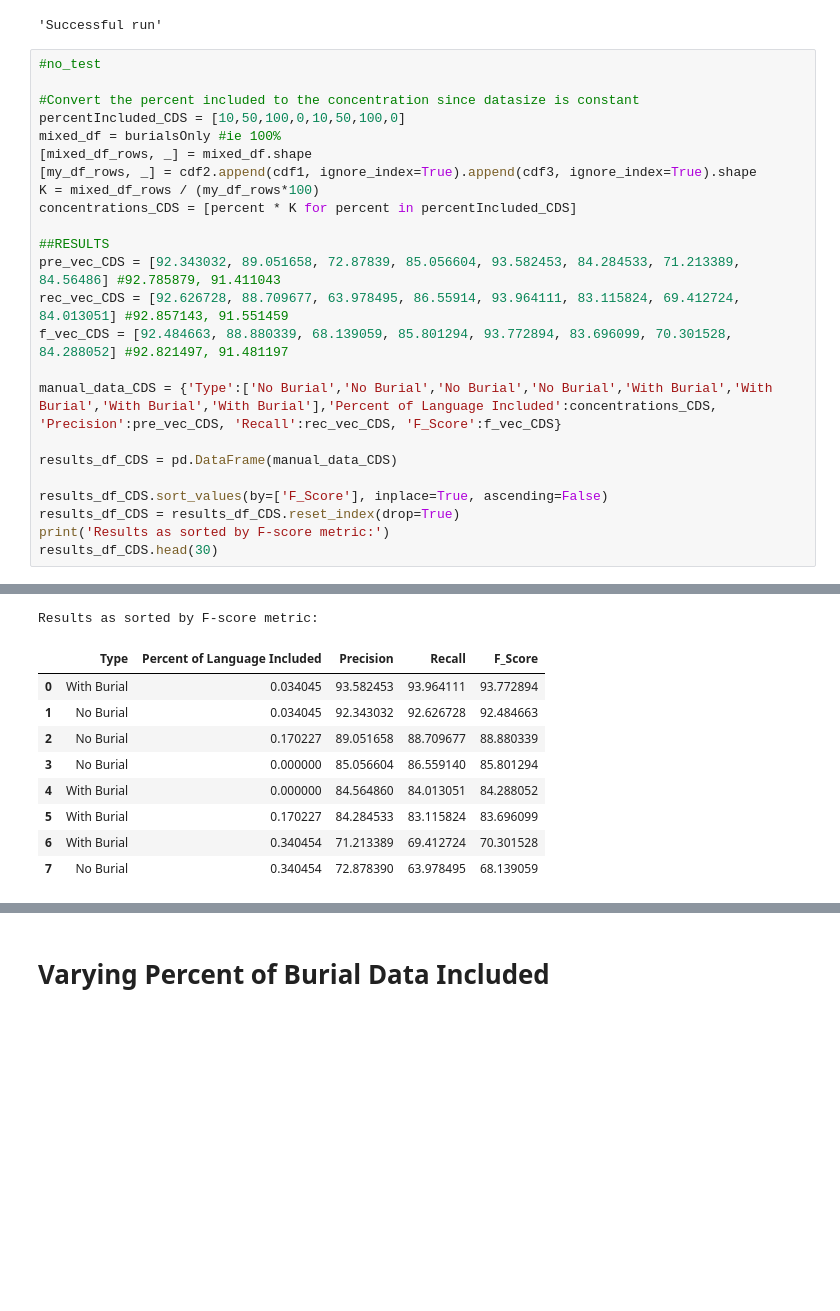
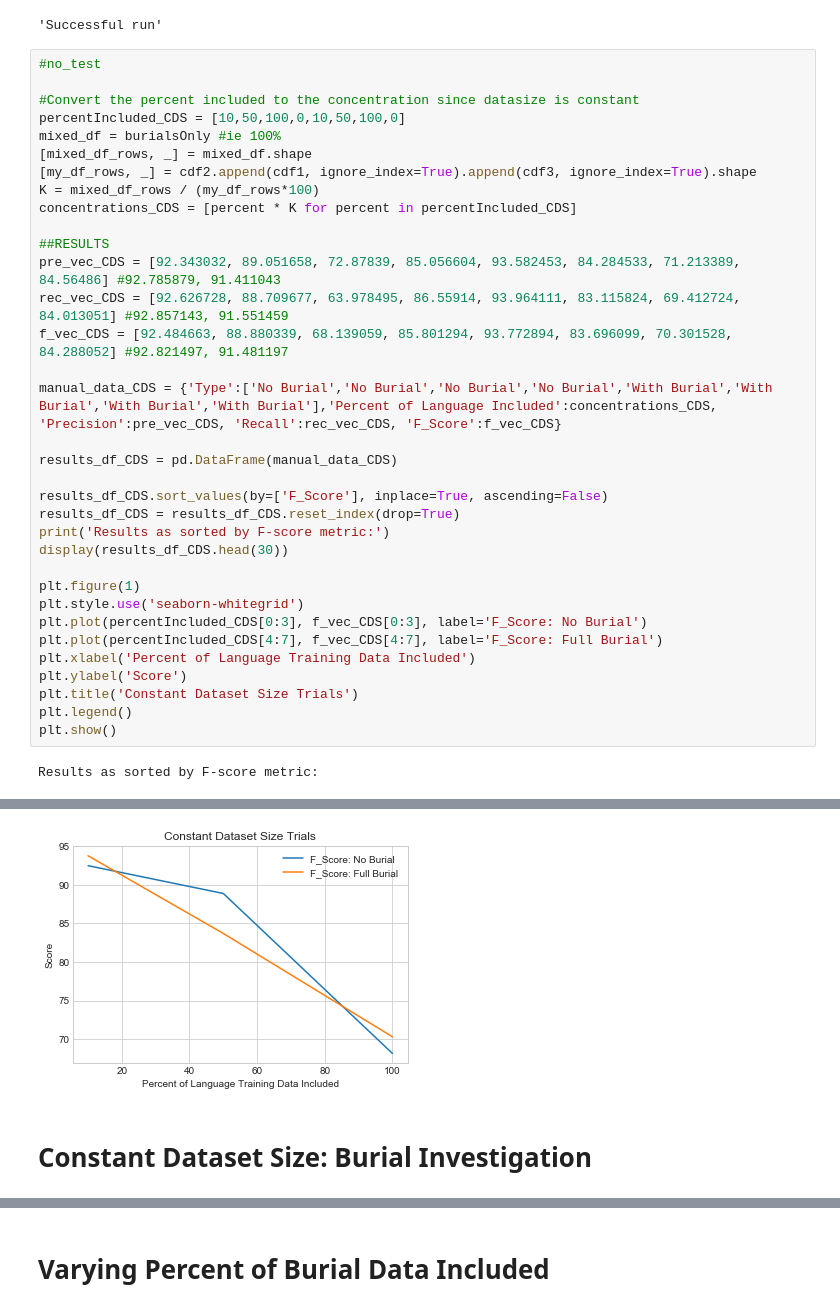
Before and after one commit to slavesocieties/ssda-nlp, a Jupyter notebook: 70-exhaustive-training.ipynb, the cells around one changed output, grey strips where cells are left out. Cells and saved outputs as stored; diff of their text form; blank space fills up the shorter version.

Commit message:
Added and organized results for full dataset and constant dataset size wrt language variations

```diff
--- a/70-exhaustive-training.ipynb
+++ b/70-exhaustive-training.ipynb
@@ -381,6 +395,17 @@ results_df_CDS = pd.DataFrame(manual_data_CDS)
 results_df_CDS.sort_values(by=['F_Score'], inplace=True, ascending=False)
 results_df_CDS = results_df_CDS.reset_index(drop=True)
 print('Results as sorted by F-score metric:')
-results_df_CDS.head(30)
+display(results_df_CDS.head(30))
+
+plt.figure(1)
+plt.style.use('seaborn-whitegrid')
+plt.plot(percentIncluded_CDS[0:3], f_vec_CDS[0:3], label='F_Score: No Burial')
+plt.plot(percentIncluded_CDS[4:7], f_vec_CDS[4:7], label='F_Score: Full Burial')
+plt.xlabel('Percent of Language Training Data Included')
+plt.ylabel('Score')
+plt.title('Constant Dataset Size Trials')
+plt.legend()
+plt.show()
 # %% [output]
+Results as sorted by F-score metric:
 |  | Type | Percent of Language Included | Precision | Recall | F_Score |
@@ -395,10 +420,3 @@ results_df_CDS.head(30)
-Results as sorted by F-score metric:
-|  | Type | Percent of Language Included | Precision | Recall | F_Score |
-| 0 | With Burial | 0.034045 | 93.582453 | 93.964111 | 93.772894 |
-| 1 | No Burial | 0.034045 | 92.343032 | 92.626728 | 92.484663 |
-| 2 | No Burial | 0.170227 | 89.051658 | 88.709677 | 88.880339 |
-| 3 | No Burial | 0.000000 | 85.056604 | 86.559140 | 85.801294 |
-| 4 | With Burial | 0.000000 | 84.564860 | 84.013051 | 84.288052 |
-| 5 | With Burial | 0.170227 | 84.284533 | 83.115824 | 83.696099 |
-| 6 | With Burial | 0.340454 | 71.213389 | 69.412724 | 70.301528 |
-| 7 | No Burial | 0.340454 | 72.878390 | 63.978495 | 68.139059 |
+[figure, added]
+# %% [markdown]
+# Constant Dataset Size: Burial Investigation
```
Also changed, not shown: parts of 5 cells of this notebook.
